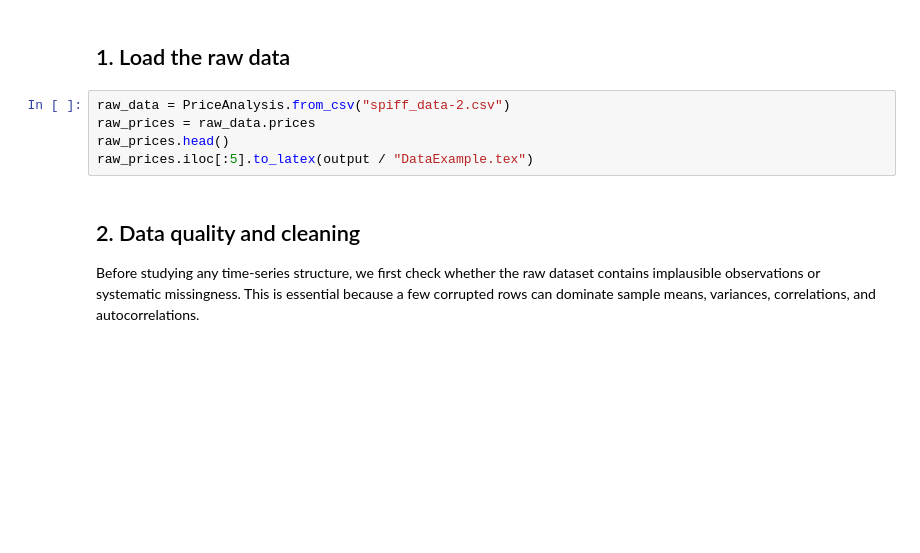
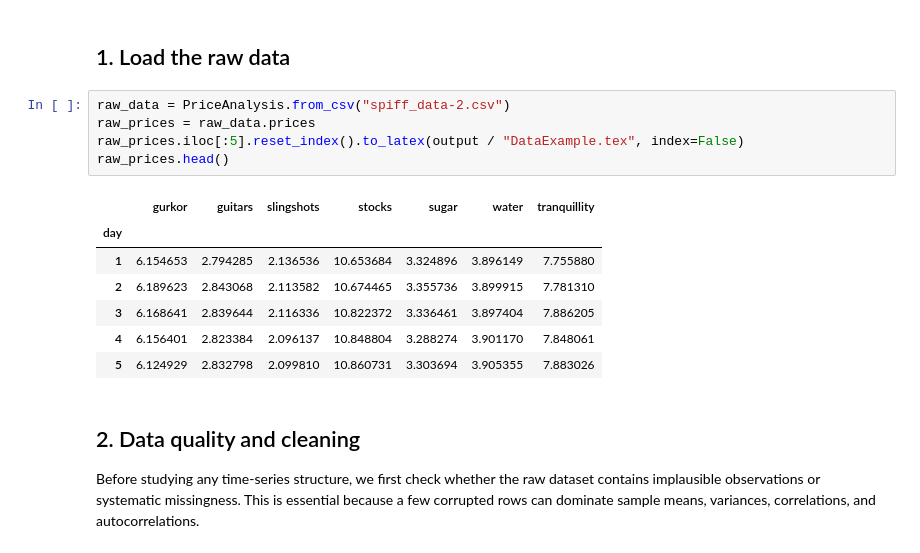
Before and after one commit to PeOll/TMS088, a Jupyter notebook: Subtasks/task1.ipynb, the cells around one changed output. Cells and saved outputs as stored; diff of their text form; blank space fills up the shorter version.

```diff
--- a/Subtasks/task1.ipynb
+++ b/Subtasks/task1.ipynb
@@ -34,8 +34,16 @@ output.mkdir(exist_ok=True)
 # %%
 raw_data = PriceAnalysis.from_csv("spiff_data-2.csv")
 raw_prices = raw_data.prices
+raw_prices.iloc[:5].reset_index().to_latex(output / "DataExample.tex", index=False)
 raw_prices.head()
-raw_prices.iloc[:5].to_latex(output / "DataExample.tex")
+# %% [output]
+|  | gurkor | guitars | slingshots | stocks | sugar | water | tranquillity |
+| day |  |  |  |  |  |  |  |
+| 1 | 6.154653 | 2.794285 | 2.136536 | 10.653684 | 3.324896 | 3.896149 | 7.755880 |
+| 2 | 6.189623 | 2.843068 | 2.113582 | 10.674465 | 3.355736 | 3.899915 | 7.781310 |
+| 3 | 6.168641 | 2.839644 | 2.116336 | 10.822372 | 3.336461 | 3.897404 | 7.886205 |
+| 4 | 6.156401 | 2.823384 | 2.096137 | 10.848804 | 3.288274 | 3.901170 | 7.848061 |
+| 5 | 6.124929 | 2.832798 | 2.099810 | 10.860731 | 3.303694 | 3.905355 | 7.883026 |
 # %% [markdown]
 ## 2. Data quality and cleaning
 
```
Also changed, not shown: parts of 6 cells of this notebook, 10 other files.
